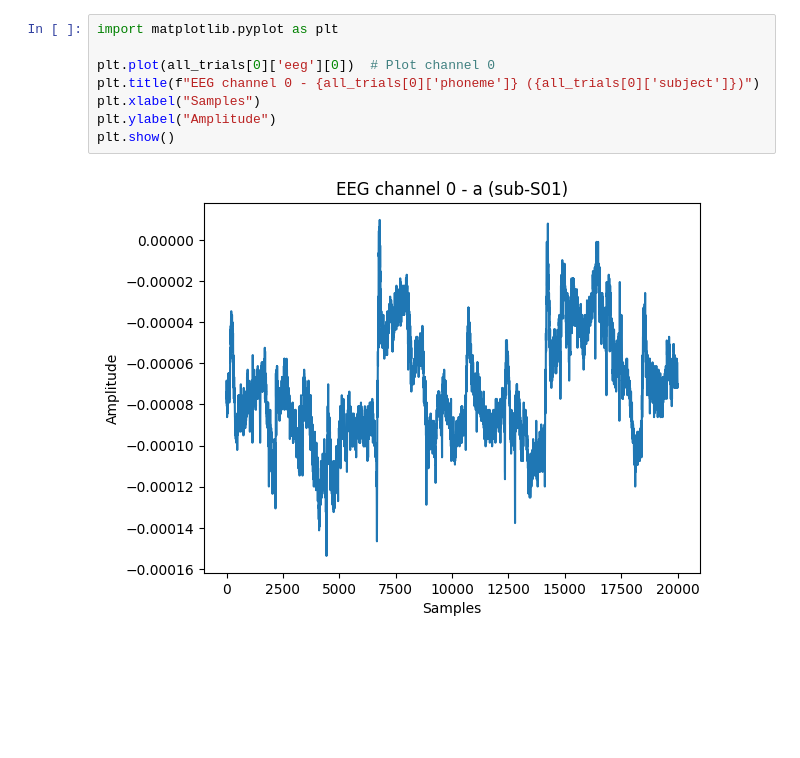
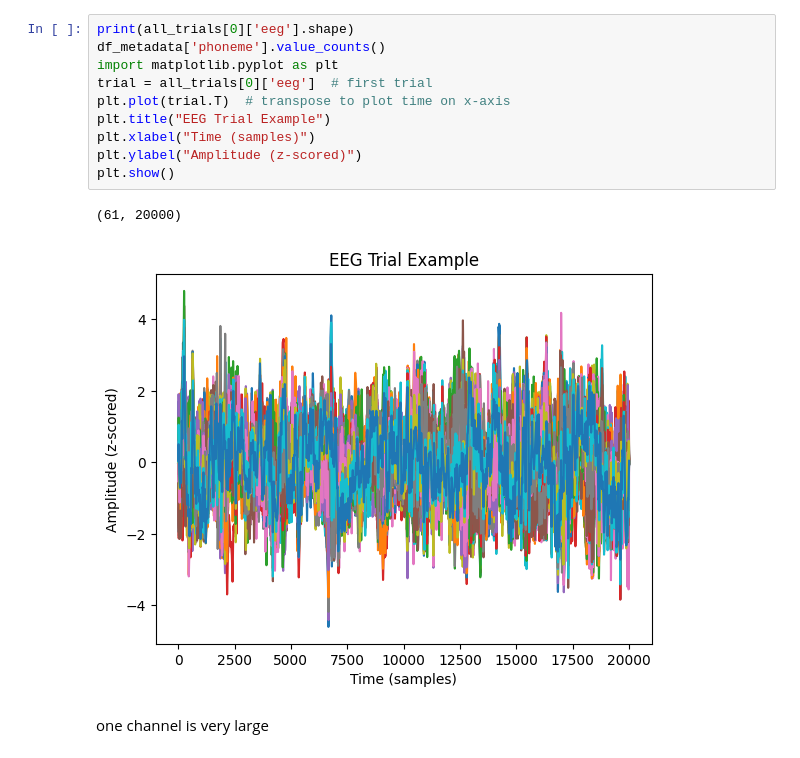
Before and after one commit to Yaelts2/EEG-project, a Jupyter notebook: main_code.ipynb, the cells around one changed output. Cells and saved outputs as stored; diff of their text form; blank space fills up the shorter version.

```diff
--- a/main_code.ipynb
+++ b/main_code.ipynb
@@ -75,13 +107,18 @@ Total trials collected: 990
 2  sub-S01       e
 3  sub-S01       u
 4  sub-S01       o
-# %%
-import matplotlib.pyplot as plt
-
-plt.plot(all_trials[0]['eeg'][0])  # Plot channel 0
-plt.title(f"EEG channel 0 - {all_trials[0]['phoneme']} ({all_trials[0]['subject']})")
-plt.xlabel("Samples")
-plt.ylabel("Amplitude")
-plt.show()
-# %% [output]
-[figure, removed]
+# %%
+print(all_trials[0]['eeg'].shape)
+df_metadata['phoneme'].value_counts()
+import matplotlib.pyplot as plt
+trial = all_trials[0]['eeg']  # first trial
+plt.plot(trial.T)  # transpose to plot time on x-axis
+plt.title("EEG Trial Example")
+plt.xlabel("Time (samples)")
+plt.ylabel("Amplitude (z-scored)")
+plt.show()
+# %% [output]
+(61, 20000)
+[figure, added]
+# %% [markdown]
+one channel is very large
```
Also changed, not shown: parts of 2 cells of this notebook.
